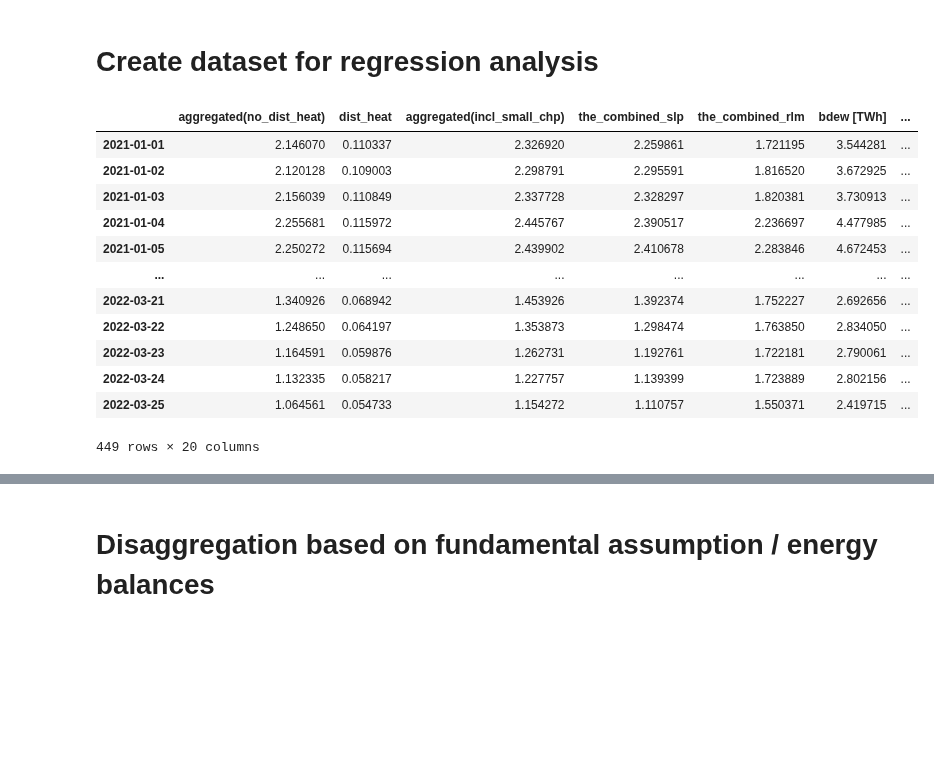
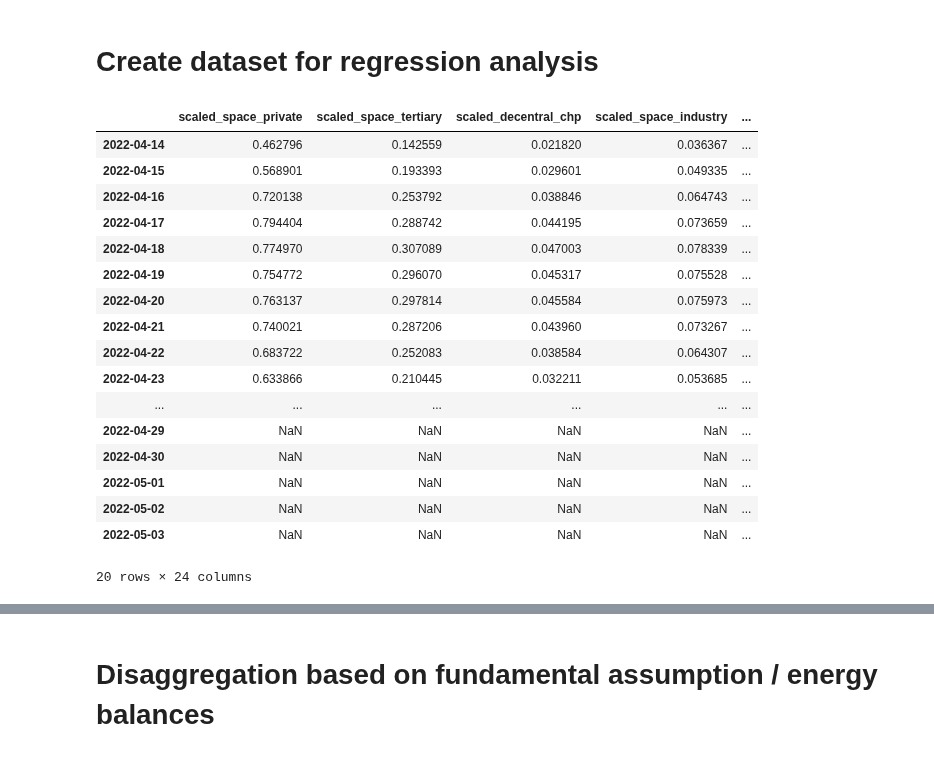
Before and after one commit to oruhnau/energy_demand, a Jupyter notebook: top_down/analysis.ipynb, the cells around one changed output, grey strips where cells are left out. Saved outputs shown, nothing was run; the diff lists cells and outputs as text; code cells hidden in the pictures; blank space fills up the shorter version.

```diff
--- a/top_down/analysis.ipynb
+++ b/top_down/analysis.ipynb
@@ -19,18 +21,23 @@ os.chdir(top_down_path)
 df = pd.read_csv(os.path.join(data_path, "preprocessed.csv"), index_col=0)
 df.index = pd.to_datetime(df.index)
 # %%
-df
+df.tail(20)
 # %% [output]
-|  | aggregated(no_dist_heat) | dist_heat | aggregated(incl_small_chp) | the_combined_slp | the_combined_rlm | bdew [TWh] | ... |
-| 2021-01-01 | 2.146070 | 0.110337 | 2.326920 | 2.259861 | 1.721195 | 3.544281 | ... |
-| 2021-01-02 | 2.120128 | 0.109003 | 2.298791 | 2.295591 | 1.816520 | 3.672925 | ... |
-| 2021-01-03 | 2.156039 | 0.110849 | 2.337728 | 2.328297 | 1.820381 | 3.730913 | ... |
-| 2021-01-04 | 2.255681 | 0.115972 | 2.445767 | 2.390517 | 2.236697 | 4.477985 | ... |
-| 2021-01-05 | 2.250272 | 0.115694 | 2.439902 | 2.410678 | 2.283846 | 4.672453 | ... |
-| ... | ... | ... | ... | ... | ... | ... | ... |
-| 2022-03-21 | 1.340926 | 0.068942 | 1.453926 | 1.392374 | 1.752227 | 2.692656 | ... |
-| 2022-03-22 | 1.248650 | 0.064197 | 1.353873 | 1.298474 | 1.763850 | 2.834050 | ... |
-| 2022-03-23 | 1.164591 | 0.059876 | 1.262731 | 1.192761 | 1.722181 | 2.790061 | ... |
-| 2022-03-24 | 1.132335 | 0.058217 | 1.227757 | 1.139399 | 1.723889 | 2.802156 | ... |
-| 2022-03-25 | 1.064561 | 0.054733 | 1.154272 | 1.110757 | 1.550371 | 2.419715 | ... |
+|  | scaled_space_private | scaled_space_tertiary | scaled_decentral_chp | scaled_space_industry | ... |
+| 2022-04-14 | 0.462796 | 0.142559 | 0.021820 | 0.036367 | ... |
+| 2022-04-15 | 0.568901 | 0.193393 | 0.029601 | 0.049335 | ... |
+| 2022-04-16 | 0.720138 | 0.253792 | 0.038846 | 0.064743 | ... |
+| 2022-04-17 | 0.794404 | 0.288742 | 0.044195 | 0.073659 | ... |
+| 2022-04-18 | 0.774970 | 0.307089 | 0.047003 | 0.078339 | ... |
+| 2022-04-19 | 0.754772 | 0.296070 | 0.045317 | 0.075528 | ... |
+| 2022-04-20 | 0.763137 | 0.297814 | 0.045584 | 0.075973 | ... |
+| 2022-04-21 | 0.740021 | 0.287206 | 0.043960 | 0.073267 | ... |
+| 2022-04-22 | 0.683722 | 0.252083 | 0.038584 | 0.064307 | ... |
+| 2022-04-23 | 0.633866 | 0.210445 | 0.032211 | 0.053685 | ... |
+| ... | ... | ... | ... | ... | ... |
+| 2022-04-29 | NaN | NaN | NaN | NaN | ... |
+| 2022-04-30 | NaN | NaN | NaN | NaN | ... |
+| 2022-05-01 | NaN | NaN | NaN | NaN | ... |
+| 2022-05-02 | NaN | NaN | NaN | NaN | ... |
+| 2022-05-03 | NaN | NaN | NaN | NaN | ... |
-449 rows × 20 columns
+20 rows × 24 columns
```
Also changed, not shown: parts of 42 cells of this notebook, 10 other files.
